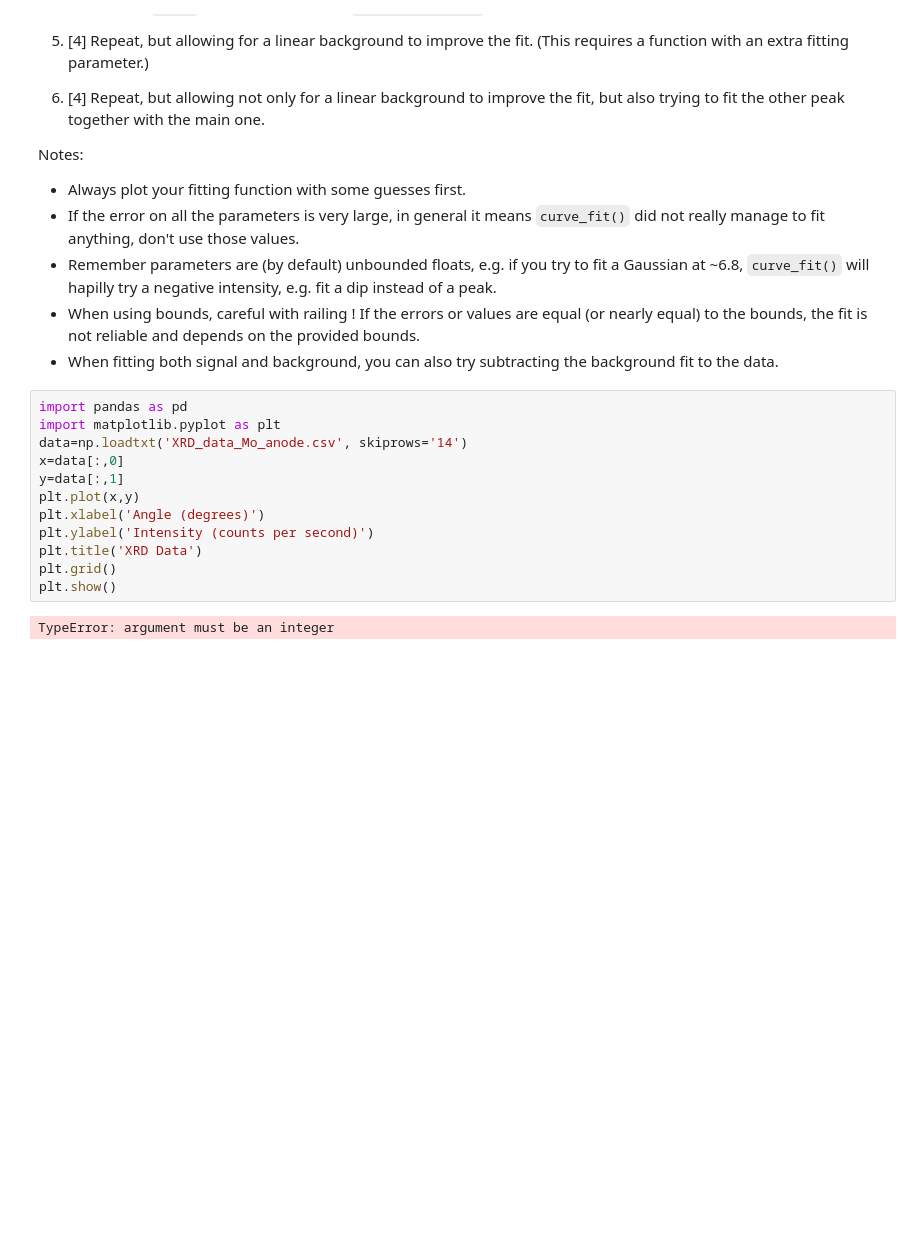
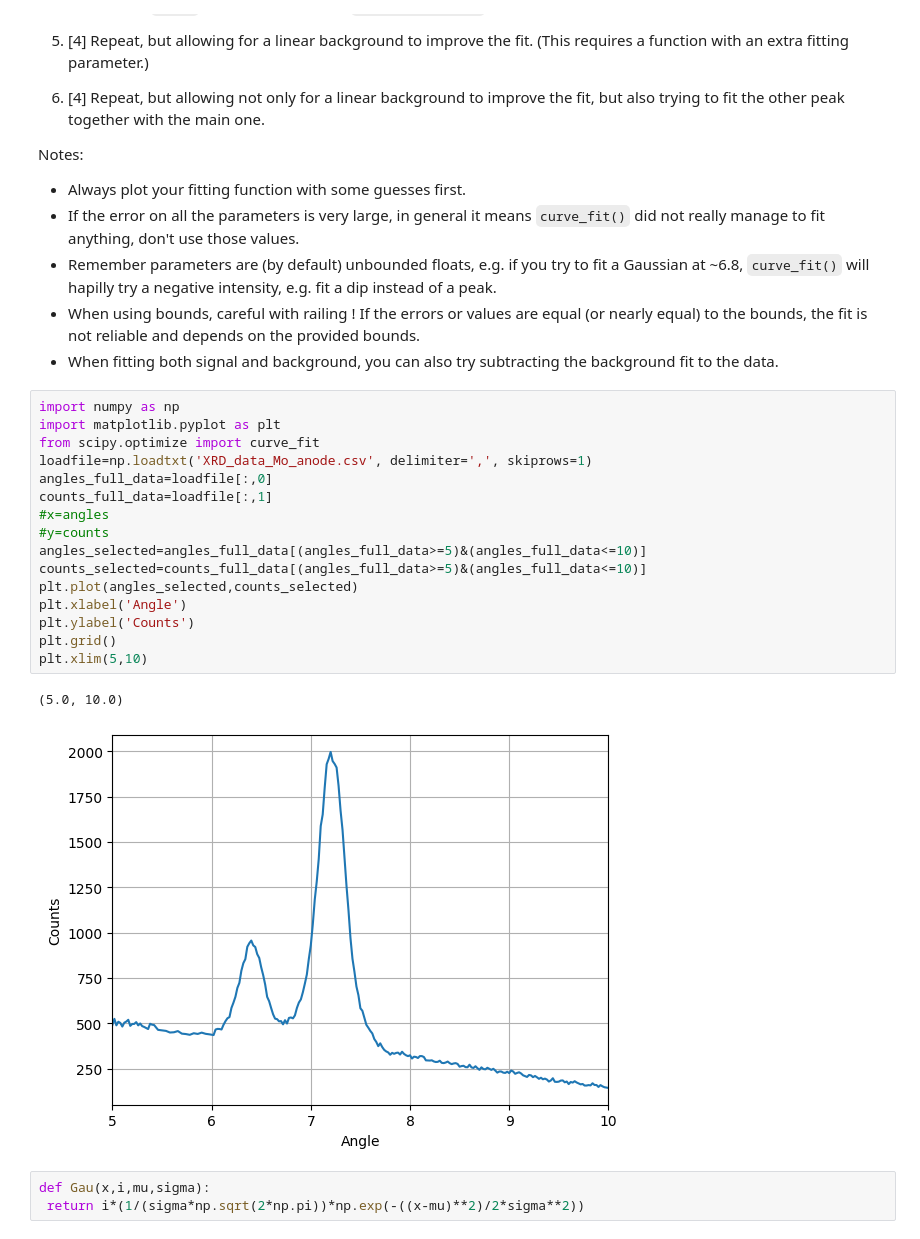
Before and after one commit to PX2145-2025/week-4-b-EvansElliot, a Jupyter notebook: Curvefit.ipynb, the cells around one changed output. Drawn from its saved outputs; the diff is of its cells as text; blank space fills up the shorter version.

```diff
--- a/Curvefit.ipynb
+++ b/Curvefit.ipynb
@@ -276,16 +276,24 @@ Notes:
   - When using bounds, careful with railing ! If the errors or values are equal (or nearly equal) to the bounds, the fit is not reliable and depends on the provided bounds.
   - When fitting both signal and background, you can also try subtracting the background fit to the data.
 # %%
-import pandas as pd
+import numpy as np
 import matplotlib.pyplot as plt
-data=np.loadtxt('XRD_data_Mo_anode.csv', skiprows='14')
-x=data[:,0]
-y=data[:,1]
-plt.plot(x,y)
-plt.xlabel('Angle (degrees)')
-plt.ylabel('Intensity (counts per second)')
-plt.title('XRD Data')
+from scipy.optimize import curve_fit
+loadfile=np.loadtxt('XRD_data_Mo_anode.csv', delimiter=',', skiprows=1)
+angles_full_data=loadfile[:,0]
+counts_full_data=loadfile[:,1]
+#x=angles
+#y=counts
+angles_selected=angles_full_data[(angles_full_data>=5)&(angles_full_data<=10)]
+counts_selected=counts_full_data[(angles_full_data>=5)&(angles_full_data<=10)]
+plt.plot(angles_selected,counts_selected)
+plt.xlabel('Angle')
+plt.ylabel('Counts')
 plt.grid()
-plt.show()
+plt.xlim(5,10)
 # %% [output]
-TypeError: argument must be an integer
+(5.0, 10.0)
+[figure, added]
+# %%
+def Gau(x,i,mu,sigma):
+ return i*(1/(sigma*np.sqrt(2*np.pi))*np.exp(-((x-mu)**2)/2*sigma**2))
```
Also changed, not shown: parts of 5 cells of this notebook.
